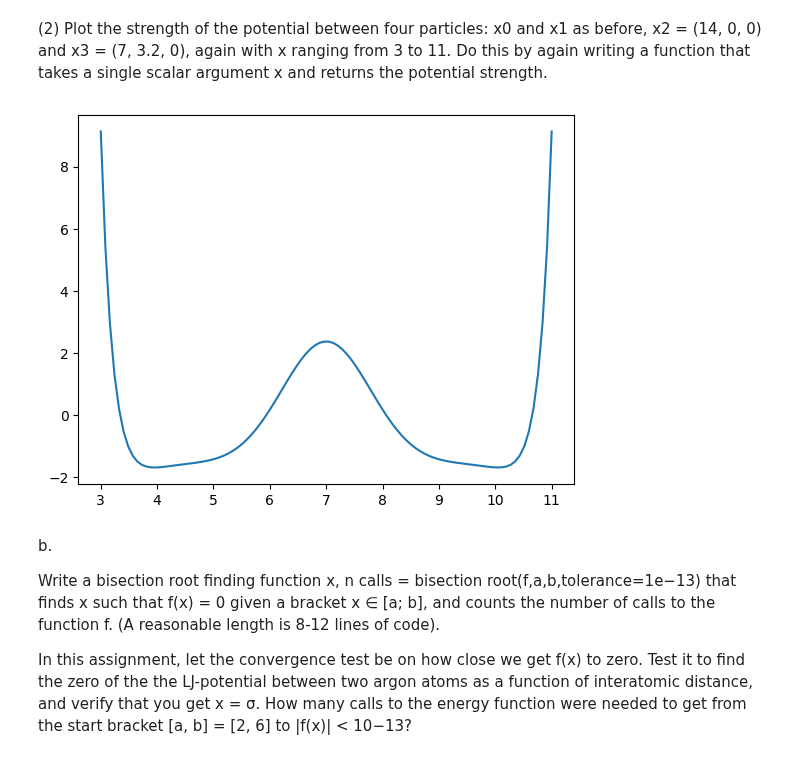
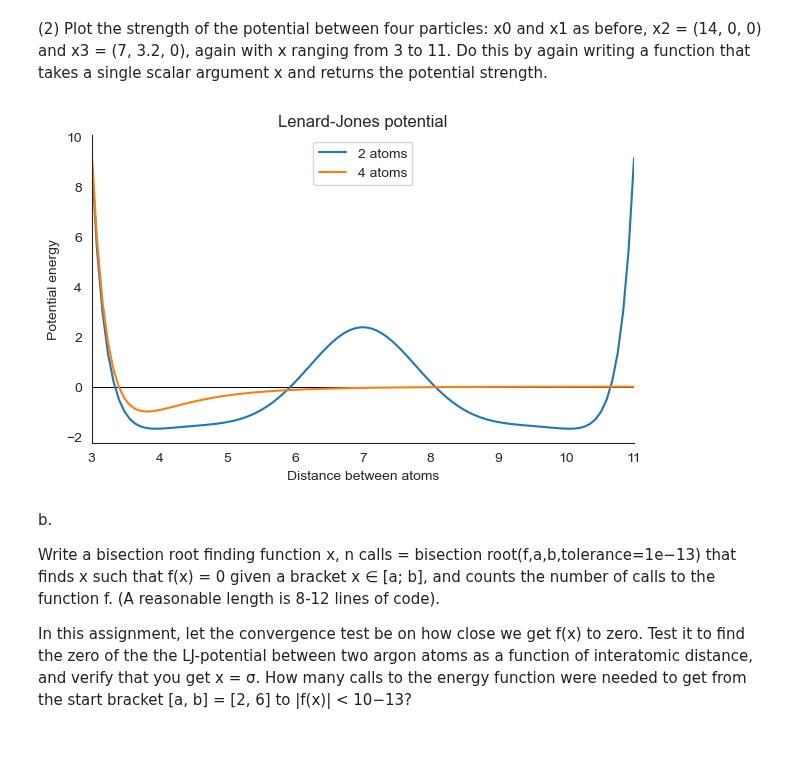
Before and after one commit to JakobSchauser/MscPhysics, a Jupyter notebook: Scientific Computing/Project3/project3.ipynb, the cells around one changed output. Saved outputs shown, nothing was run; the diff lists cells and outputs as text; code cells hidden in the pictures.

```diff
--- a/Scientific Computing/Project3/project3.ipynb
+++ b/Scientific Computing/Project3/project3.ipynb
@@ -27,20 +18,37 @@ plt.show()
 # %% [markdown]
 (2) Plot the strength of the potential between four particles: x0 and x1 as before, x2 = (14, 0, 0) and x3 = (7, 3.2, 0), again with x ranging from 3 to 11. Do this by again writing a function that takes a single scalar argument x and returns the potential strength.
 # %%
+import seaborn as sns
+sns.set_style("white")
+
 def pot_2(x : float) -> float:
     points = np.stack(([0,0,0],[x,0,0],[14,0,0],[7,3.2,0]))
     return V(points)
 
 
 
 _range = np.linspace(3, 11, 100)
-potentials = np.array([pot_2(x) for x in _range])
+potentials1 = np.array([pot_2(x) for x in _range])
+
+
+
+_range = np.linspace(3, 11, 100)
+potentials2 = np.array([pot_1(x) for x in _range])
 
 import matplotlib.pyplot as plt
-plt.plot(_range, potentials)
+plt.figure(figsize=(7,4))
+plt.hlines(0,-3,12, colors="black", linewidth=0.7)
+plt.plot(_range, potentials1, label="2 atoms")
+plt.plot(_range, potentials2, label="4 atoms")
+plt.legend(loc = "upper center")
+plt.xlabel("Distance between atoms")
+plt.ylabel("Potential energy")
+plt.xlim(3,11)
+plt.title("Lenard-Jones potential")
+sns.despine()
 plt.show()
 # %% [output]
-[figure, old version]
+[figure, new version]
 # %% [markdown]
 b.
 
```
Also changed, not shown: parts of 14 cells of this notebook, 4 other files.
